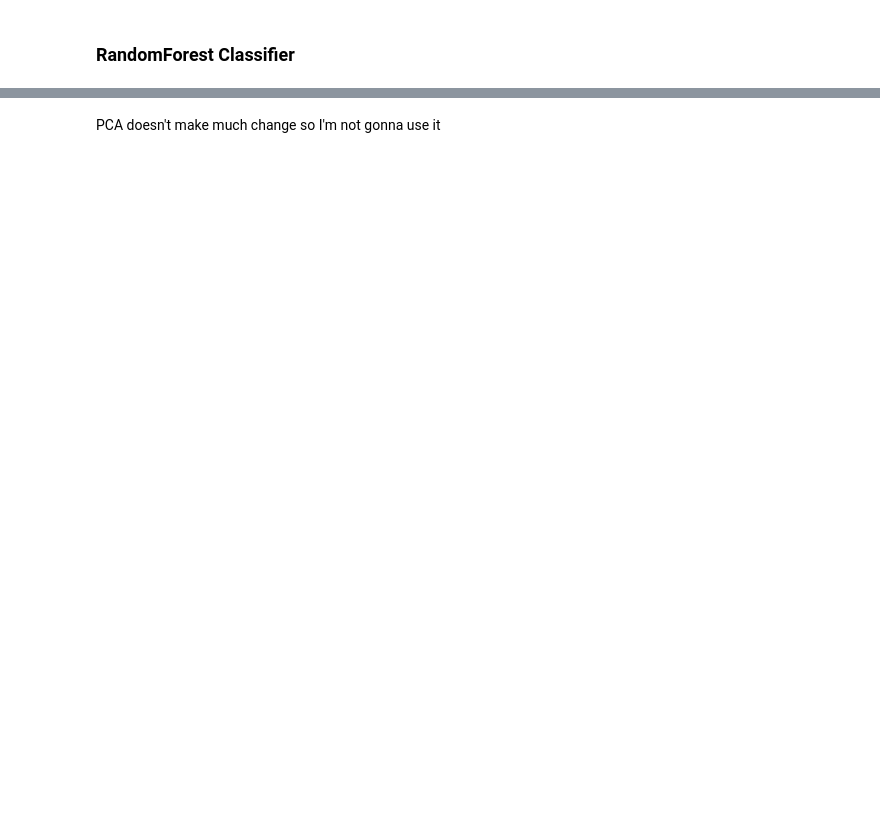
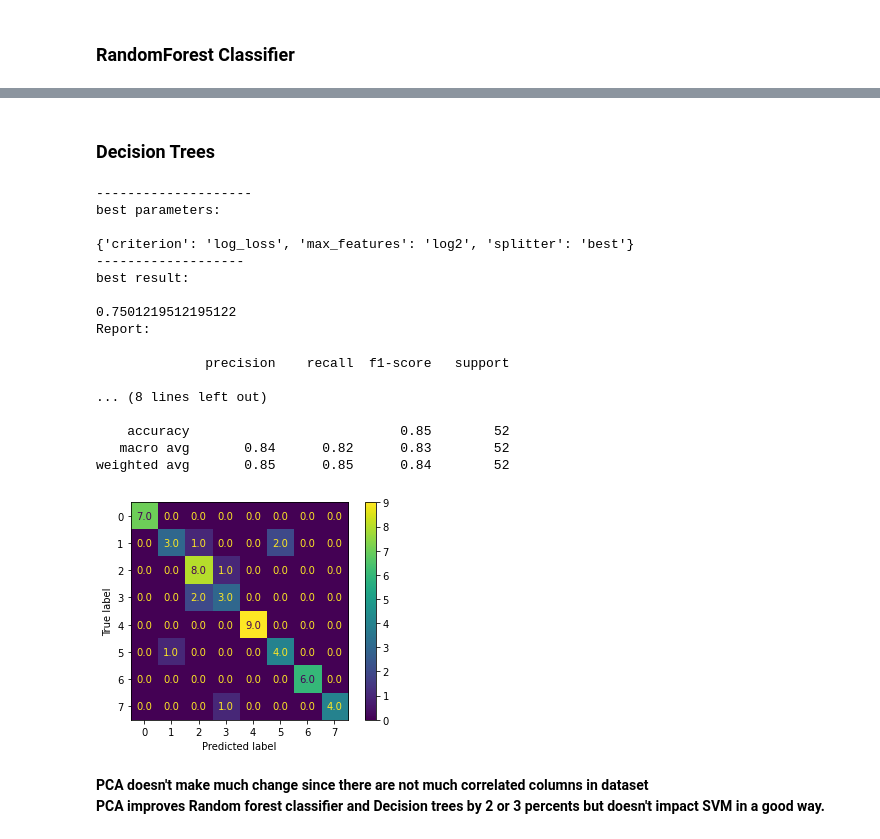
Before and after one commit to DrDoof14/Math4Ml, a Jupyter notebook: thesina.ipynb, the cells around one changed output, grey strips where cells are left out. Cells and saved outputs as stored; diff of their text form; code cells hidden in the pictures; blank space fills up the shorter version.

```diff
--- a/thesina.ipynb
+++ b/thesina.ipynb
@@ -503,2 +550,42 @@ weighted avg       0.84      0.85      0.83        52
+# %% [markdown]
+<h3>Decision Trees</h3>
+# %%
+model=DecisionTreeClassifier()
+parameters = [{ 'splitter': ['best', 'random'],'max_features': ['auto', 'sqrt', 'log2'],'criterion': ['gini', 'entropy', 'log_loss']}]
+# best_model(model,X_train, X_test, y_train, y_test,parameters)
+clf=GridSearchCV(model,parameters)
+clf.fit(X_train, y_train)
+best_params=clf.best_params_
+best_score = clf.best_score_
+prediction=clf.predict(X_test)
+print('--------------------')
+plot_confusion_matrix(clf, X_test, y_test, values_format='.1f')
+print("best parameters:\n")
+print(best_params)
+print('-------------------')
+print("best result:\n")
+print(best_score)
+print('Report:\n')
+print(classification_report(y_test, prediction))
+# %% [output]
+--------------------
+best parameters:
+
+{'criterion': 'log_loss', 'max_features': 'log2', 'splitter': 'best'}
+-------------------
+best result:
+
+0.7501219512195122
+Report:
+
+              precision    recall  f1-score   support
+
+... (8 lines left out)
+
+    accuracy                           0.85        52
+   macro avg       0.84      0.82      0.83        52
+weighted avg       0.85      0.85      0.84        52
+[figure, added]
 # %% [markdown]
-PCA doesn't make much change so I'm not gonna use it
+<b>PCA doesn't make much change since there are not much correlated columns in dataset<br>
+PCA improves Random forest classifier and Decision trees by 2 or 3 percents but doesn't impact SVM in a good way.</b>
```
Also changed, not shown: parts of 11 cells of this notebook.
